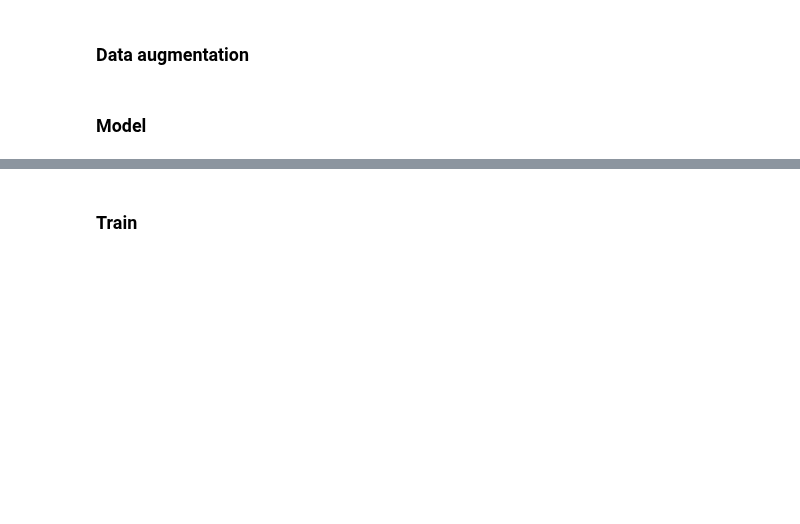
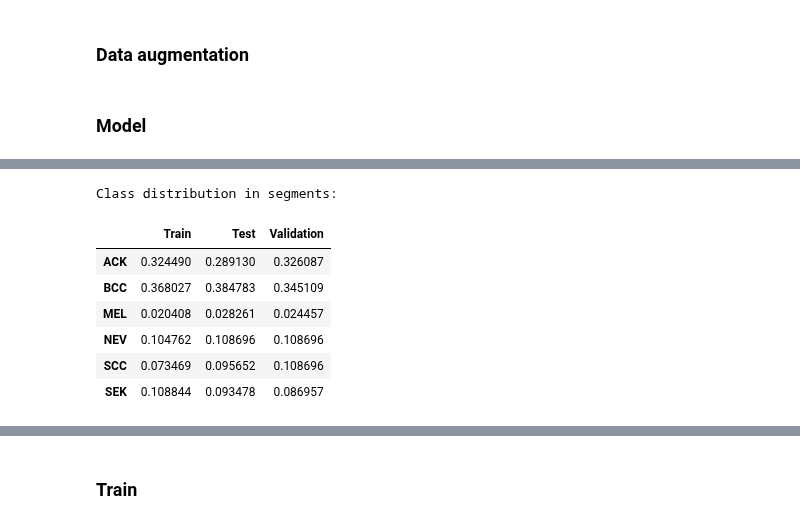
Before and after one commit to CEDipEngineering/ComputerAidedSkinCancerIdentificationAndDiagnosis, a Jupyter notebook: experiments/dip/deep_learning.ipynb, the cells around one changed output, grey strips where cells are left out. Saved outputs shown, nothing was run; the diff lists cells and outputs as text; code cells hidden in the pictures; blank space fills up the shorter version.

```diff
--- a/experiments/dip/deep_learning.ipynb
+++ b/experiments/dip/deep_learning.ipynb
@@ -174,3 +265,24 @@ print(f'{features["train"].shape=}\n{features["test"].shape=}\n{features["valid"
+# %%
+test_series = pd.Series(MulticlassEncoder.inverse_transform(y_test).T[0]).value_counts(normalize=True)
+train_series = pd.Series(MulticlassEncoder.inverse_transform(y_train).T[0]).value_counts(normalize=True)
+valid_series = pd.Series(MulticlassEncoder.inverse_transform(y_valid).T[0]).value_counts(normalize=True)
+print("Class distribution in segments:")
+class_distro_df = pd.DataFrame({
+    "Train": train_series,
+    "Test": test_series,
+    "Validation": valid_series,
+})
+classes = class_distro_df.index.to_list()
+class_distro_df
+# %% [output]
+Class distribution in segments:
+|  | Train | Test | Validation |
+| ACK | 0.324490 | 0.289130 | 0.326087 |
+| BCC | 0.368027 | 0.384783 | 0.345109 |
+| MEL | 0.020408 | 0.028261 | 0.024457 |
+| NEV | 0.104762 | 0.108696 | 0.108696 |
+| SCC | 0.073469 | 0.095652 | 0.108696 |
+| SEK | 0.108844 | 0.093478 | 0.086957 |
 # %%
 model = keras.Sequential([
     Input(shape = features["train"].shape[1]),
```
Also changed, not shown: parts of 17 cells of this notebook, 1 other file.
